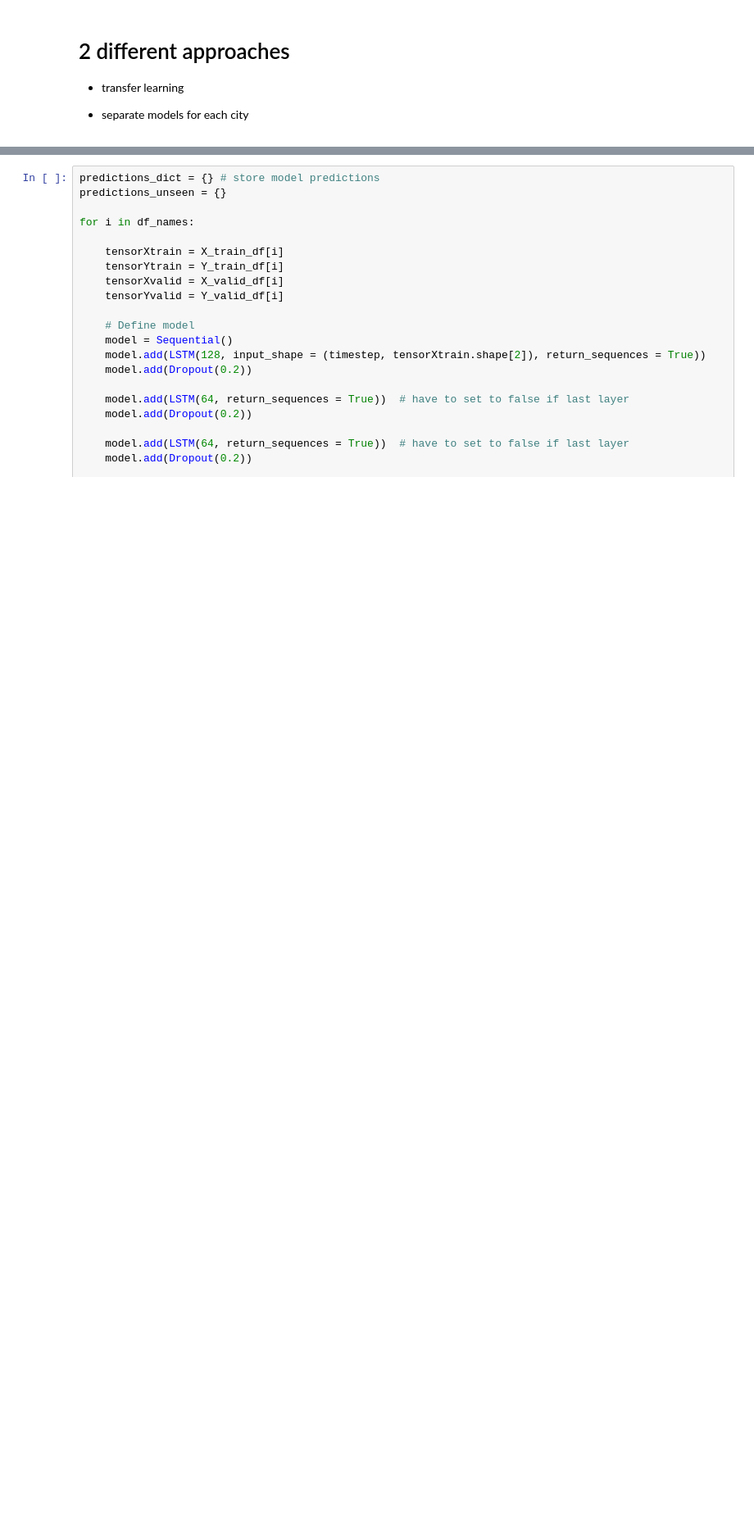
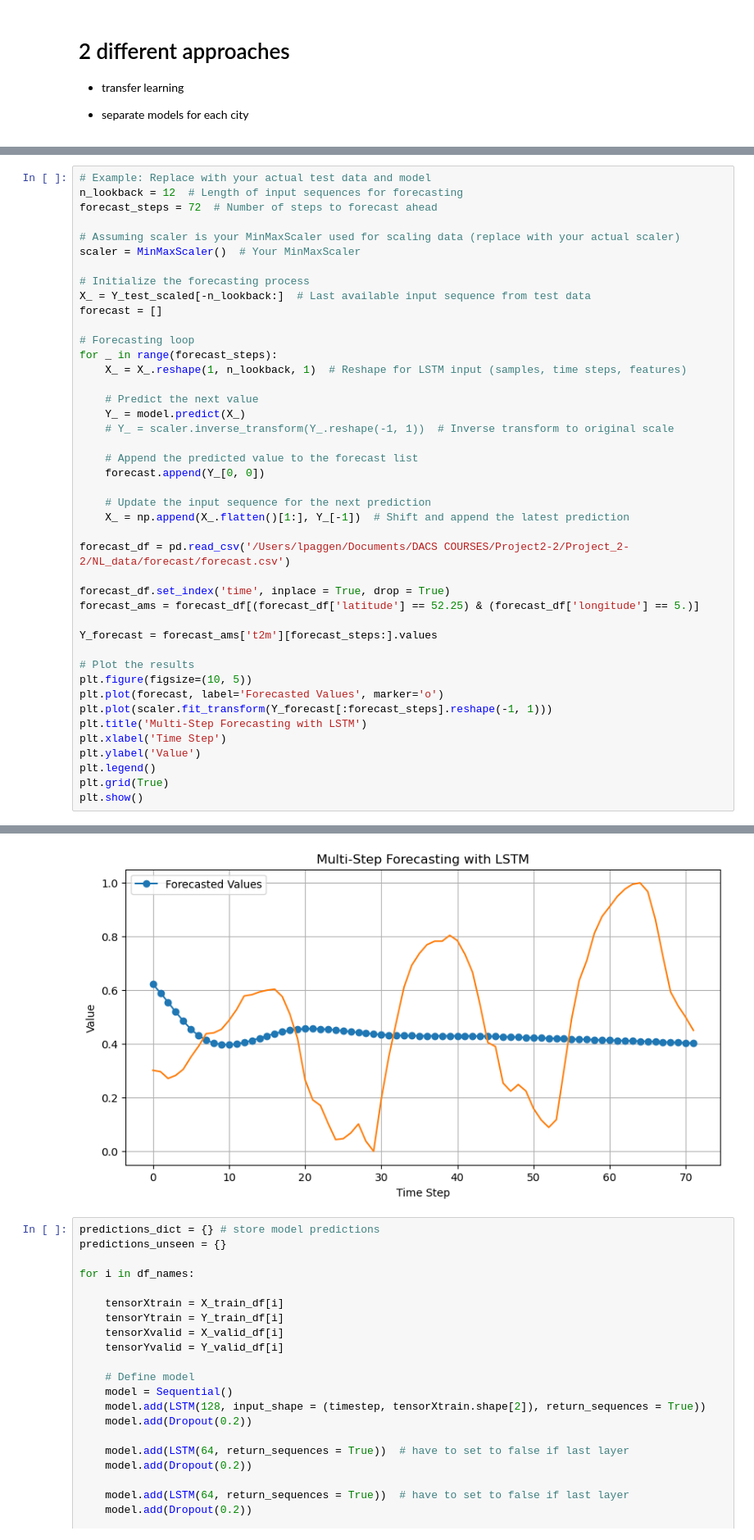
Before and after one commit to AlexaVT03/Project2-2, a Jupyter notebook: Project_2-2/Python/LSTM/LSTM.ipynb, the cells around one changed output, grey strips where cells are left out. Shown at 82% size. Drawn from its saved outputs; the diff is of its cells as text; blank space fills up the shorter version.

```diff
--- a/Project_2-2/Python/LSTM/LSTM.ipynb
+++ b/Project_2-2/Python/LSTM/LSTM.ipynb
@@ -450,0 +418,44 @@ plt.plot(true_forecast)
+# %%
+# Example: Replace with your actual test data and model
+n_lookback = 12  # Length of input sequences for forecasting
+forecast_steps = 72  # Number of steps to forecast ahead
+
+# Assuming scaler is your MinMaxScaler used for scaling data (replace with your actual scaler)
+scaler = MinMaxScaler()  # Your MinMaxScaler
+
+# Initialize the forecasting process
+X_ = Y_test_scaled[-n_lookback:]  # Last available input sequence from test data
+forecast = []
+
+# Forecasting loop
+for _ in range(forecast_steps):
+    X_ = X_.reshape(1, n_lookback, 1)  # Reshape for LSTM input (samples, time steps, features)
+
+    # Predict the next value
+    Y_ = model.predict(X_)
+    # Y_ = scaler.inverse_transform(Y_.reshape(-1, 1))  # Inverse transform to original scale
+
+    # Append the predicted value to the forecast list
+    forecast.append(Y_[0, 0])
+
+    # Update the input sequence for the next prediction
+    X_ = np.append(X_.flatten()[1:], Y_[-1])  # Shift and append the latest prediction
+
+forecast_df = pd.read_csv('/Users/lpaggen/Documents/DACS COURSES/Project2-2/Project_2-2/NL_data/forecast/forecast.csv')
+
+forecast_df.set_index('time', inplace = True, drop = True)
+forecast_ams = forecast_df[(forecast_df['latitude'] == 52.25) & (forecast_df['longitude'] == 5.)]
+
+Y_forecast = forecast_ams['t2m'][forecast_steps:].values
+
+# Plot the results
+plt.figure(figsize=(10, 5))
+plt.plot(forecast, label='Forecasted Values', marker='o')
+plt.plot(scaler.fit_transform(Y_forecast[:forecast_steps].reshape(-1, 1)))
+plt.title('Multi-Step Forecasting with LSTM')
+plt.xlabel('Time Step')
+plt.ylabel('Value')
+plt.legend()
+plt.grid(True)
+plt.show()
+# %% [output]
@@ -451,3 +479,4 @@ plt.plot(true_forecast)
+[figure, added]
 # %%
 predictions_dict = {} # store model predictions
 predictions_unseen = {}
```
Also changed, not shown: parts of 21 cells of this notebook.
